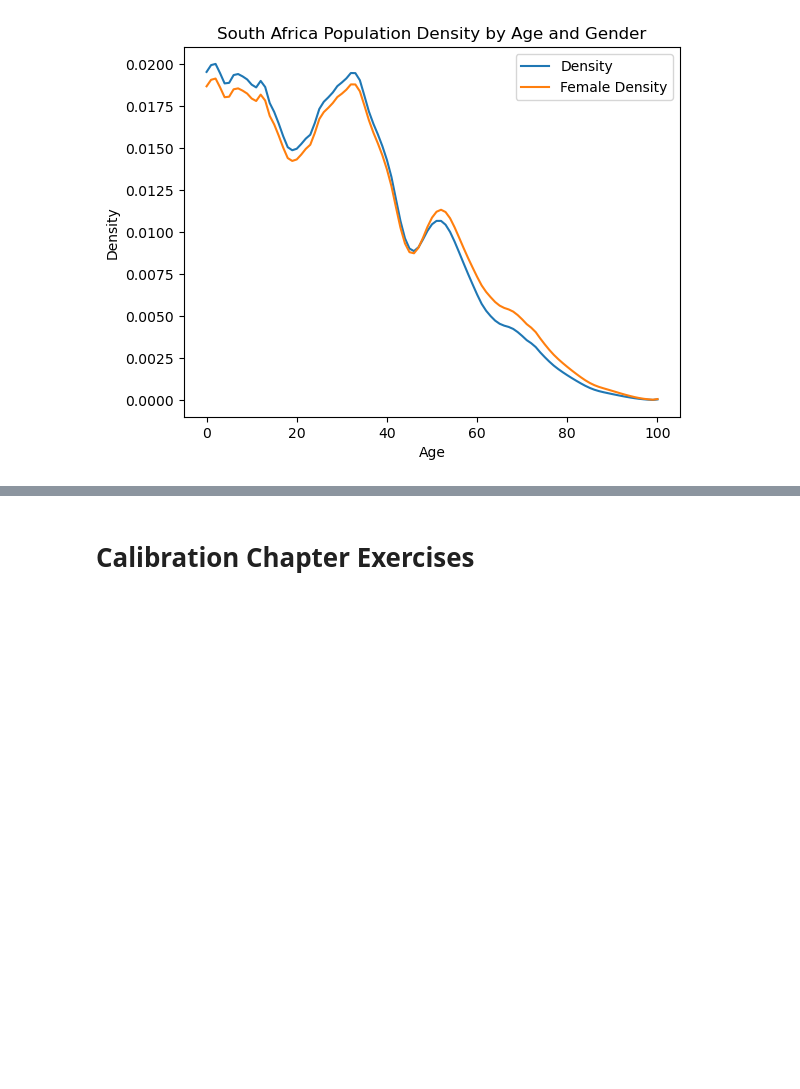
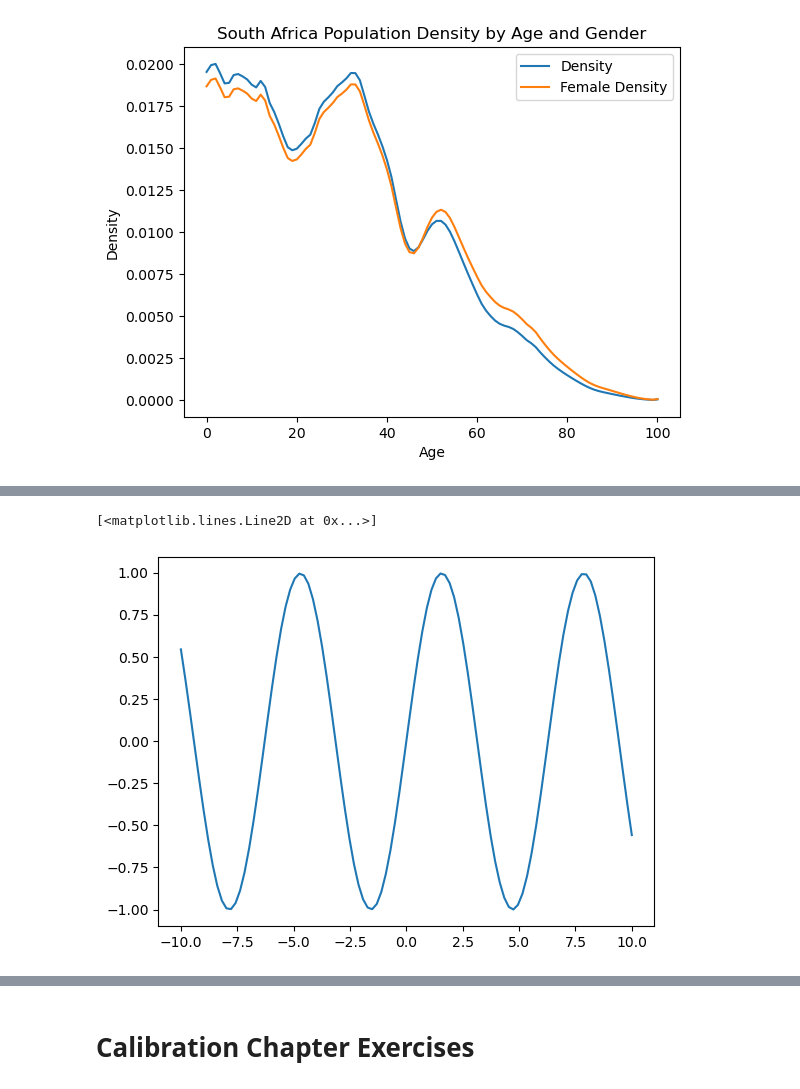
Before and after one commit to jdebacker/UN-OG-Training, a Jupyter notebook: code/Textbook_Exercise_Solutions.ipynb, the cells around one changed output, grey strips where cells are left out. Cells and saved outputs as stored; diff of their text form; code cells hidden in the pictures; blank space fills up the shorter version.

```diff
--- a/code/Textbook_Exercise_Solutions.ipynb
+++ b/code/Textbook_Exercise_Solutions.ipynb
@@ -471,0 +522,7 @@ zaf_pop.to_csv("zaf_pop.csv", index=False)
+# %%
+# interpolate function y = f(x)
+y_hat = scipy.interpolate.interp1d(x, y, kind="cubic", fill_value="extrapolate")
+plt.plot(x_full, y_hat(x_full))
+# %% [output]
+[<matplotlib.lines.Line2D at 0x...>]
+[figure, added]
```
Also changed, not shown: parts of 8 cells of this notebook.
